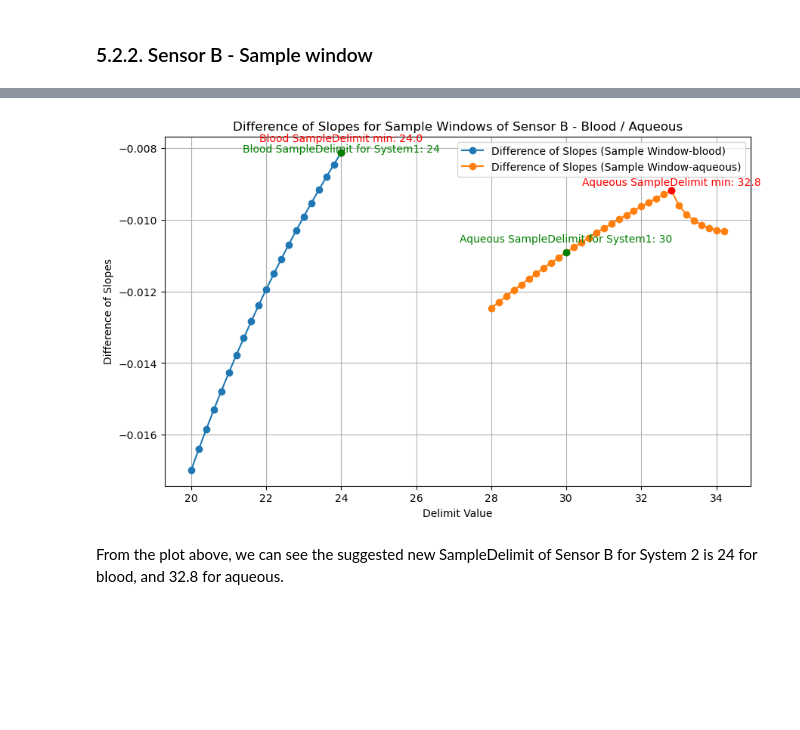
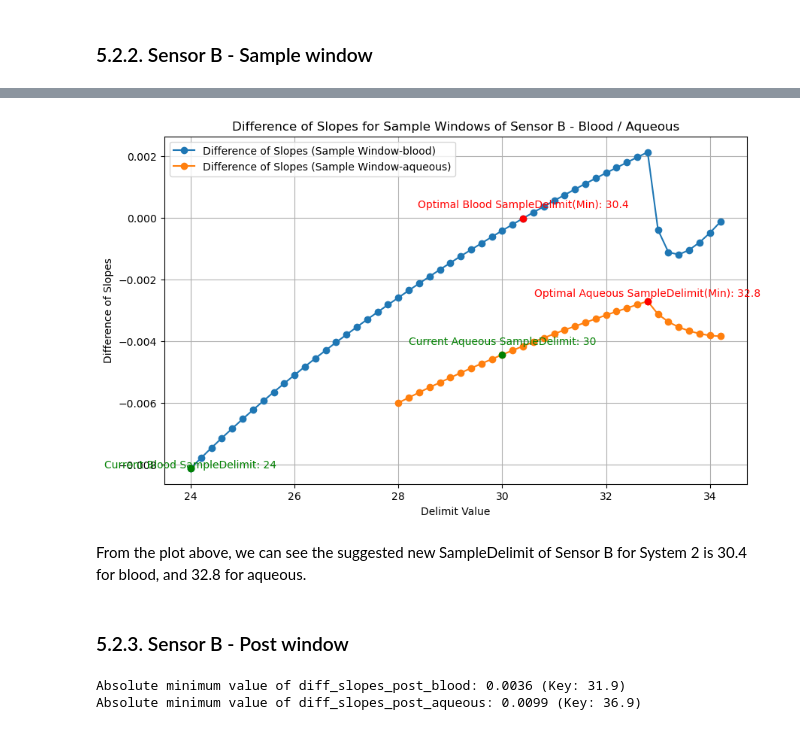
Before and after one commit to dejaytang/Capstone_Siemens, a Jupyter notebook: Coding/Nan/Siemens_window_optimization_Nan.ipynb, the cells around one changed output, grey strips where cells are left out. Saved outputs shown, nothing was run; the diff lists cells and outputs as text; code cells hidden in the pictures; blank space fills up the shorter version.

```diff
--- a/Coding/Nan/Siemens_window_optimization_Nan.ipynb
+++ b/Coding/Nan/Siemens_window_optimization_Nan.ipynb
@@ -492,9 +529,10 @@ def plot_singletest_with_windows(df, TestID, calDelimit, sampleDelimit, cal_wind
 # %%
 diff_slopes_result_A_cal = {}
 diff_slopes_result_A_sample = {}
+diff_slopes_result_A_post = {}
 # Cal window for sensor A
 for delimit in np.arange(8, 13.2, 0.2):
-    A2_cal_window_new, _ = process_sensor_data(A2_Merged, delimit, cal_window_size_A, delimit, sample_window_size_A)
+    A2_cal_window_new, _, _ = process_sensor_data(A2_Merged.copy(), delimit, cal_window_size_A, delimit, sample_window_size_A, delimit, post_window_size_A)
     diff_slopes_cal = difference_of_slopes(A1_cal_window, A2_cal_window_new)
     diff_slopes_result_A_cal[round(delimit,2)] = {
         'diff_slopes_cal': diff_slopes_cal,
@@ -502,11 +540,19 @@ for delimit in np.arange(8, 13.2, 0.2):
 
 # Sample window for sensor A
 for delimit in np.arange(13, 20.2, 0.2):
-    _, A2_sample_window_new = process_sensor_data(A2_Merged, delimit, cal_window_size_A, delimit, sample_window_size_A)
+    _, A2_sample_window_new, _ = process_sensor_data(A2_Merged.copy(), delimit, cal_window_size_A, delimit, sample_window_size_A, delimit, post_window_size_A)
     diff_slopes_sample = difference_of_slopes(A1_sample_window, A2_sample_window_new)
     diff_slopes_result_A_sample[round(delimit,2)] = {
         'diff_slopes_sample': diff_slopes_sample
     }
+
+# Post window for sensor A
+for delimit in np.arange(25, 30.2, 0.2):
+    _, _, A2_post_window_new = process_sensor_data(A2_Merged.copy(), delimit, cal_window_size_A, delimit, sample_window_size_A, delimit, post_window_size_A)
+    diff_slopes_post = difference_of_slopes(A1_post_window, A2_post_window_new)
+    diff_slopes_result_A_post[round(delimit,2)] = {
+        'diff_slopes_post': diff_slopes_post
+    }
 # %%
 print(pd.DataFrame(diff_slopes_result_A_cal))
 print(pd.DataFrame(diff_slopes_result_A_sample))
@@ -532,8 +560,10 @@ diff_slopes_sample -0.006141 -0.006133 -0.006105 -0.006054 -0.006145
 # Initialize variables to store the minimum absolute values and corresponding keys
 min_abs_diff_slopes_cal = float('inf')
 min_abs_diff_slopes_sample = float('inf')
+min_abs_diff_slopes_post = float('inf')
 min_abs_diff_slopes_cal_key = None
 min_abs_diff_slopes_sample_key = None
+min_abs_diff_slopes_post_key = None
 
 # Iterate through the dictionary to find the absolute minimum values and their keys
 for key, result in diff_slopes_result_A_cal.items():
@@ -550,9 +580,17 @@ for key, result in diff_slopes_result_A_sample.items():
         min_abs_diff_slopes_sample = abs_diff_slopes_sample
         min_abs_diff_slopes_sample_key = key
 
+for key, result in diff_slopes_result_A_post.items():
+    abs_diff_slopes_post = abs(result['diff_slopes_post'])
+
+    if abs_diff_slopes_post < min_abs_diff_slopes_post:
+        min_abs_diff_slopes_post = abs_diff_slopes_post
+        min_abs_diff_slopes_post_key = key
+
 # Print the results
 print(f"Absolute minimum value of diff_slopes_cal: {min_abs_diff_slopes_cal:.4f} (Key: {min_abs_diff_slopes_cal_key})")
 print(f"Absolute minimum value of diff_slopes_sample: {min_abs_diff_slopes_sample:.4f} (Key: {min_abs_diff_slopes_sample_key})")
+print(f"Absolute minimum value of diff_slopes_post: {min_abs_diff_slopes_post:.4f} (Key: {min_abs_diff_slopes_post_key})")
 # %% [output]
 Absolute minimum value of diff_slopes_cal: 0.0032 (Key: 9.6)
 Absolute minimum value of diff_slopes_sample: 0.0053 (Key: 17.2)
@@ -622,7 +685,7 @@ plot_singletest_with_windows(A2_Merged,randomTestID,calDelimit=9.6,sampleDelimit
 # %%
 diff_slopes_result_B_cal = {}
 for delimit in np.arange(18, 22.2, 0.2):
-    B2_cal_window_new, _ = process_sensor_data(B2_Merged, delimit, cal_window_size_B, delimit, sample_window_size_B, delimit)
+    B2_cal_window_new, _ , _ = process_sensor_data(B2_Merged.copy(), delimit, cal_window_size_B, delimit, sample_window_size_B, delimit, post_window_size_B)
     diff_slopes_cal = difference_of_slopes(B1_cal_window, B2_cal_window_new)
     diff_slopes_result_B_cal[round(delimit,2)] = {
         'diff_slopes_cal': diff_slopes_cal,
@@ -688,14 +751,14 @@ From the plot above, we can see the suggested new CalDelimit of Sensor B for Sys
 # %%
 diff_slopes_result_B_sample_blood = {}
 diff_slopes_result_B_sample_aqueous = {}
-for delimit in np.arange(20,24.2,0.2):
-    _, B2_sample_window_blood_new = process_sensor_data(B2_Merged_blood, delimit, cal_window_size_B, delimit, sample_window_size_B, delimit)
+for delimit in np.arange(24,34.2,0.2):
+    _, B2_sample_window_blood_new, _ = process_sensor_data(B2_Merged_blood.copy(), delimit, cal_window_size_B, delimit, sample_window_size_B, delimit, post_window_size_B)
     diff_slopes_sample_blood = difference_of_slopes(B1_sample_window_blood, B2_sample_window_blood_new)
     diff_slopes_result_B_sample_blood[round(delimit,2)] = {
         'diff_slopes_sample_blood': diff_slopes_sample_blood,
     }
 for delimit in np.arange(28,34.2,0.2):
-    _, B2_sample_window_aqueous_new = process_sensor_data(B2_Merged_aqueous, delimit, cal_window_size_B, delimit, sample_window_size_B, delimit)
+    _, B2_sample_window_aqueous_new, _ = process_sensor_data(B2_Merged_aqueous.copy(), delimit, cal_window_size_B, delimit, sample_window_size_B, delimit, post_window_size_B)
     diff_slopes_sample_aqueous = difference_of_slopes(B1_sample_window_aqueous, B2_sample_window_aqueous_new)
     diff_slopes_result_B_sample_aqueous[round(delimit,2)] = {
         'diff_slopes_sample_aqueous': diff_slopes_sample_aqueous
@@ -775,37 +820,39 @@ plt.plot(delimits_aqueous, diff_slopes_aqueous, label='Difference of Slopes (Sam
 # Mark the minimum absolute values
 plt.scatter(min_abs_diff_slopes_sample_blood_key, diff_slopes_result_B_sample_blood[min_abs_diff_slopes_sample_blood_key]['diff_slopes_sample_blood'],
             color='red', zorder=5)
 plt.scatter(sampleDelimit_B_blood, diff_slopes_result_B_sample_blood[sampleDelimit_B_blood]['diff_slopes_sample_blood'],
             color='green', zorder=5)
 plt.scatter(min_abs_diff_slopes_sample_aqueous_key, diff_slopes_result_B_sample_aqueous[min_abs_diff_slopes_sample_aqueous_key]['diff_slopes_sample_aqueous'],
             color='red', zorder=5)
 plt.scatter(sampleDelimit_B_aqueous, diff_slopes_result_B_sample_aqueous[sampleDelimit_B_aqueous]['diff_slopes_sample_aqueous'],
             color='green', zorder=5)
 
 # Annotate the points with minimum values
-plt.annotate(f'Blood SampleDelimit min: {min_abs_diff_slopes_sample_blood_key}',
+plt.annotate(f'Optimal Blood SampleDelimit(Min): {min_abs_diff_slopes_sample_blood_key}',
              (min_abs_diff_slopes_sample_blood_key, diff_slopes_result_B_sample_blood[min_abs_diff_slopes_sample_blood_key]['diff_slopes_sample_blood']),
              textcoords="offset points", xytext=(0,10), ha='center', color='red')
-plt.annotate(f'Blood SampleDelimit for System1: {sampleDelimit_B_blood}',
+plt.annotate(f'Current Blood SampleDelimit: {sampleDelimit_B_blood}',
              (sampleDelimit_B_blood, diff_slopes_result_B_sample_blood[sampleDelimit_B_blood]['diff_slopes_sample_blood']),
              textcoords="offset points", xytext=(0,0), ha='center', color='green')
-plt.annotate(f'Aqueous SampleDelimit min: {min_abs_diff_slopes_sample_aqueous_key}',
+plt.annotate(f'Optimal Aqueous SampleDelimit(Min): {min_abs_diff_slopes_sample_aqueous_key}',
              (min_abs_diff_slopes_sample_aqueous_key, diff_slopes_result_B_sample_aqueous[min_abs_diff_slopes_sample_aqueous_key]['diff_slopes_sample_aqueous']),
              textcoords="offset points", xytext=(0,5), ha='center', color='red')
-plt.annotate(f'Aqueous SampleDelimit for System1: {sampleDelimit_B_aqueous}',
+plt.annotate(f'Current Aqueous SampleDelimit: {sampleDelimit_B_aqueous}',
              (sampleDelimit_B_aqueous, diff_slopes_result_B_sample_aqueous[sampleDelimit_B_aqueous]['diff_slopes_sample_aqueous']),
              textcoords="offset points", xytext=(0,10), ha='center', color='green')
 
 # Adding title and labels
 plt.title('Difference of Slopes for Sample Windows of Sensor B - Blood / Aqueous')
 plt.xlabel('Delimit Value')
 plt.ylabel('Difference of Slopes')
 plt.legend()
 
 # Display the plot
 plt.grid(True)
 plt.show()
 # %% [output]
-[figure, old version]
+[figure, new version]
 # %% [markdown]
-From the plot above, we can see the suggested new SampleDelimit of Sensor B for System 2 is 24 for blood, and 32.8 for aqueous.
+From the plot above, we can see the suggested new SampleDelimit of Sensor B for System 2 is 30.4 for blood, and 32.8 for aqueous.
+# %% [markdown]
+### 5.2.3. Sensor B - Post window
@@ -811,0 +874,29 @@ From the plot above, we can see the suggested new SampleDelimit of Sensor B for
+# %%
+# Initialize variables to store the minimum absolute values and corresponding keys
+min_abs_diff_slopes_post_blood = float('inf')
+min_abs_diff_slopes_post_aqueous = float('inf')
+min_abs_diff_slopes_post_blood_key = None
+min_abs_diff_slopes_post_aqueous_key = None
+
+# Iterate through the dictionary to find the absolute minimum values and their keys
+for key, result in diff_slopes_result_B_post_blood.items():
+    abs_diff_slopes_post_blood = abs(result['diff_slopes_post_blood'])
+
+    if abs_diff_slopes_post_blood < min_abs_diff_slopes_post_blood:
+        min_abs_diff_slopes_post_blood = abs_diff_slopes_post_blood
+        min_abs_diff_slopes_post_blood_key = key
+
+
+for key, result in diff_slopes_result_B_post_aqueous.items():
+    abs_diff_slopes_post_aqueous = abs(result['diff_slopes_post_aqueous'])
+
+    if abs_diff_slopes_post_aqueous < min_abs_diff_slopes_post_aqueous:
+        min_abs_diff_slopes_post_aqueous = abs_diff_slopes_post_aqueous
+        min_abs_diff_slopes_post_aqueous_key = key
+
+# Print the results
+print(f"Absolute minimum value of diff_slopes_post_blood: {min_abs_diff_slopes_post_blood:.4f} (Key: {min_abs_diff_slopes_post_blood_key})")
+print(f"Absolute minimum value of diff_slopes_post_aqueous: {min_abs_diff_slopes_post_aqueous:.4f} (Key: {min_abs_diff_slopes_post_aqueous_key})")
+# %% [output]
+Absolute minimum value of diff_slopes_post_blood: 0.0036 (Key: 31.9)
+Absolute minimum value of diff_slopes_post_aqueous: 0.0099 (Key: 36.9)
```
Also changed, not shown: parts of 17 cells of this notebook, 3 other files.
